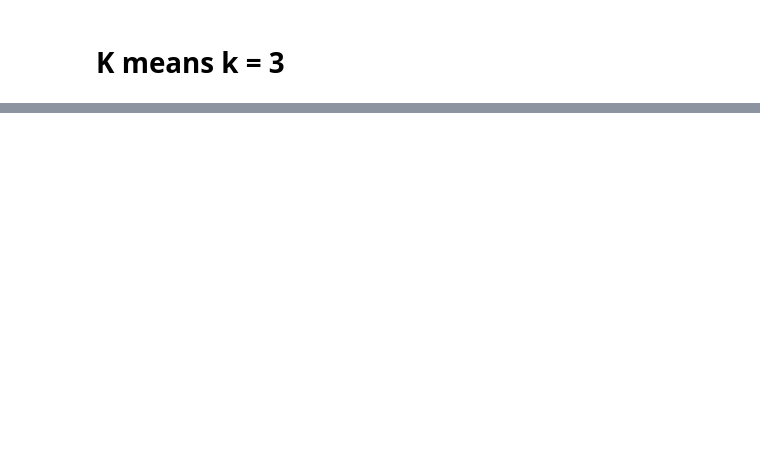
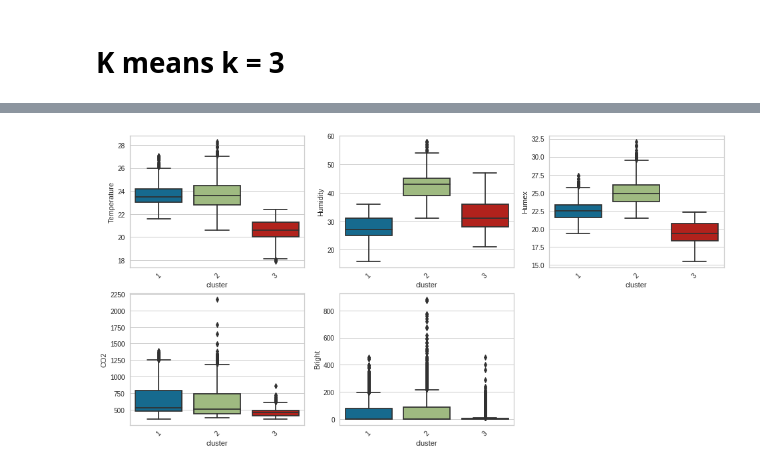
Before and after one commit to AnIsAsPe/Aprendizaje-no-supervisado, a Jupyter notebook: Aprendizaje_no_supervisado K means.ipynb, the cells around one changed output, grey strips where cells are left out. Drawn from its saved outputs; the diff is of its cells as text; code cells hidden in the pictures; blank space fills up the shorter version.

```diff
--- a/Aprendizaje_no_supervisado K means.ipynb
+++ b/Aprendizaje_no_supervisado K means.ipynb
@@ -300,0 +284,10 @@ plt.show()
+# %%
+
+fig, ax = plt.subplots(2, 3, figsize=(16, 8))
+for var, subplot in zip(mediciones[1:], ax.flatten()):
+    sns.boxplot(x = 'cluster', y = var, data = datos, ax=subplot, showfliers=True)
+    for label in subplot.get_xticklabels():
+        label.set_rotation(45)
+ax.flat[-1].set_visible(False)
+# %% [output]
+[figure, added]
```
Also changed, not shown: parts of 11 cells of this notebook.
